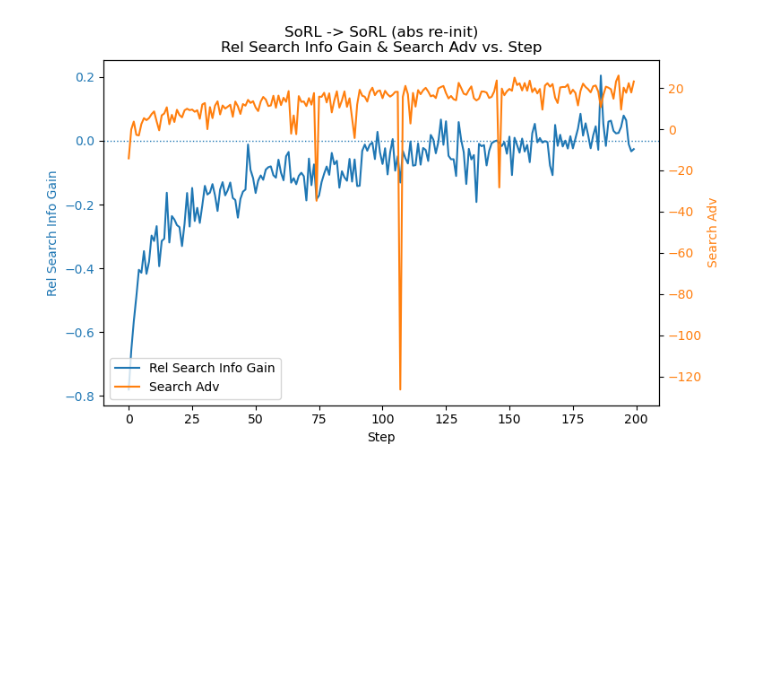
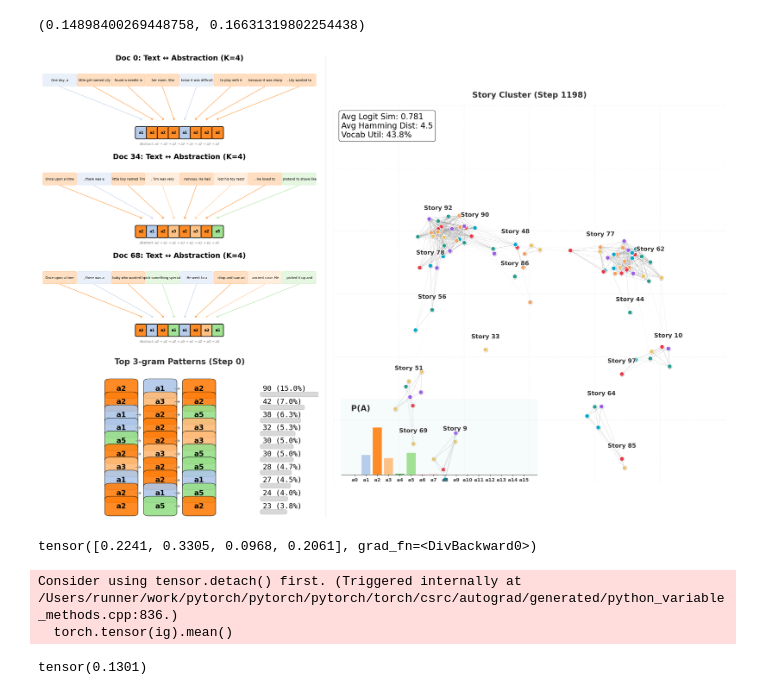
Before and after one commit to fangyuan-ksgk/mod_gpt, a Jupyter notebook: info-gain-sorl.ipynb, the cells around one changed output. Cells and saved outputs as stored; diff of their text form; code cells hidden in the pictures; blank space fills up the shorter version.

Commit message:
update code for info-gain reward SoRL

```diff
--- a/info-gain-sorl.ipynb
+++ b/info-gain-sorl.ipynb
@@ -63,7 +65,6 @@ from sorl.neo_utils import sorl_evaluate_v2, sorl_search_v7
 from sorl.topo import orthogonalize_abs_param
 from collections import defaultdict
 from sorl.info import SoRLLoss_v6
-from sorl.forget import compute_abs_stats
 
 # --- orthogonal initialization on abs param ---
 # orthogonalize_abs_param(model, do_wte=True, do_head=True)
@@ -75,7 +76,7 @@ temperature = torch.tensor([0.0, 5.0], device=model.device)
 num_steps = 1200
 alpha_abs = 0.1
 alpha_soft_zipf = 1.0
-alpha_topo = 0.0
+alpha_info_gain = 5.0
 
 record = defaultdict(list)
 img_frames = []
@@ -90,35 +91,38 @@ for step in range(num_steps):
         best_data, info_gain_reward, base_traj_ppt = sorl_search_v7(tokens, model, n=n, K=K, max_iterations=max_iterations, memory_span=memory_span, attn_blocksize=attn_blocksize, temperature=temperature, truncate_seq_len=False)
 
     # --- compute loss ---
-    base_traj_loss = model.forward(tokens, memory_span, attn_blocksize)[0].mean()
-    info_loss, abs_loss, zipf_bigram_loss, topo_loss = loss_fn(best_data, model, base_traj_ppt.detach(), memory_span, attn_blocksize, info_gain_reward)
-    loss = base_traj_loss + info_loss + alpha_abs * abs_loss + alpha_soft_zipf * zipf_bigram_loss
+    base_traj_loss, info_loss, abs_loss, zipf_bigram_loss, topo_loss = loss_fn(best_data, model, base_traj_ppt.detach(), memory_span, attn_blocksize, info_gain_reward)
+    loss = base_traj_loss + alpha_info_gain * info_loss + alpha_abs * abs_loss + alpha_soft_zipf * zipf_bigram_loss
 
     # --- optimize ---
     loss.backward()
     optimizer.step()
 
     # ---- search info gain ---
-    rel_info_gain = ((-info_loss) / base_traj_loss).item()
+    rel_info_gain = ((-info_loss) / base_traj_loss).detach()
 
     if step % 2 == 0:
         with torch.no_grad():
             temperatures_eval = torch.tensor([0.0, 10.0], device=model.device)
 
-            traj_loss, abs_logits, abs_tokens, doc_rel_info_gain, rel_info_gain, greedy_adv, base_traj_loss = compute_abs_stats(tokens, model, n=n, K=K, max_iterations=max_iterations, memory_span=memory_span, attn_blocksize=attn_blocksize, temperature=temperatures_eval,
-                                                                                        truncate_seq_len=False)
-            abs_stats.update(abs_logits, traj_loss, doc_rel_info_gain, abs_tokens, doc_ids)
+            val_tokens, val_adv, traj_loss, abs_loss, abs_logits, abs_tokens, avg_logit_sim = sorl_evaluate_v2(tokens, model, n=2, K=K, max_iterations=max_iterations, memory_span=memory_span, attn_blocksize=attn_blocksize, temperature=temperatures_eval,
+                                                                     truncate_seq_len=False)
 
+            _, _, _, zipf_bigram_loss, topo_loss = loss_fn(val_tokens, model, base_traj_ppt, memory_span, attn_blocksize, torch.ones_like(val_tokens[..., 1:]))
+            abs_stats.update(abs_logits, traj_loss, rel_info_gain, abs_tokens, doc_ids)
             record['vocab_util'].append(abs_stats.vocab_util * 100)
-            record['greedy_adv'].append(greedy_adv.item() * 100)
+            record['greedy_adv'].append(val_adv.item() * 100)
+            record['abs_loss'].append(abs_loss.mean().item())
             record['traj_loss'].append(traj_loss.mean().item())
-            record['base_traj_loss'].append(base_traj_loss.item())
+            record['base_traj_loss'].append(base_traj_ppt.mean().item())
+            record['topo_loss'].append(topo_loss.item())
             record['bigram_rep_rate'].append(abs_stats.bigram_rep_rate)
+            record['kl_soft_zipf'].append(zipf_bigram_loss.item())
             record['rel_search_info_gain'].append(rel_info_gain)
 
-        print(f"\nstep {step} | base traj loss: {base_traj_ppt.mean().item():.2f} | cond traj loss: {traj_loss.mean().item():.2f} | rel search info gain: {rel_info_gain * 100:.2f}% | greedy adv: {greedy_adv.item() * 100:.2f}% | vocab util: {abs_stats.vocab_util * 100:.2f}%  | bigram-zipf kl: {zipf_bigram_loss.item():.2f} | topo similarity: {-topo_loss.item():.2f} | bigram rep rate: {abs_stats.bigram_rep_rate:.2f} | rel info gain (search): {rel_info_gain:.2f}")
+        print(f"\nstep {step} | base traj loss: {base_traj_ppt.mean().item():.2f} | cond traj loss: {traj_loss.mean().item():.2f} | rel search info gain: {rel_info_gain * 100:.2f}% | greedy adv: {val_adv.item() * 100:.2f}% | vocab util: {abs_stats.vocab_util * 100:.2f}%  | avg logit sim: {avg_logit_sim:.2f} |  bigram-zipf kl: {zipf_bigram_loss.item():.2f} | topo similarity: {-topo_loss.item():.2f} | bigram rep rate: {abs_stats.bigram_rep_rate:.2f} | rel info gain (search): {rel_info_gain:.2f}")
 
         img = visualize_dynamics(abs_stats, loader, model, enc, K, step)
         img_frames.append(img)
-        # break
+        break
 # %% [output]
@@ -138,6 +129,0 @@ step 12 | base traj loss: 8.52 | cond traj loss: 6.80 | rel search info gain: -0
-# %%
-from sorl.forget import plot_rel_info_gain_vs_step
-
-plot_rel_info_gain_vs_step(record)
-# %% [output]
-[figure, removed]
@@ -144,3 +133,12 @@ plot_rel_info_gain_vs_step(record)
+# %%
+import numpy as np
+np.array(record['traj_loss'][-40:]).mean(), np.array(record['base_traj_loss'][-40:]).mean()
+# %% [output]
+(0.14898400269448758, 0.16631319802254438)
+# %%
+img
+# %% [output]
+[figure, added]
 # %%
 # exp 1. I use one forward propagation to compute base traj ppt & base traj loss
 # -> but this produces a differetn training mechanism, where base traj loss lags behind
@@ -183,4 +202,20 @@ while i < len(loader.stories):
     # break
+# %%
+doc_rel_info_gain
+# %% [output]
+tensor([0.2241, 0.3305, 0.0968, 0.2061], grad_fn=<DivBackward0>)
+# %%
+# n=1, rel info gain: 6.3%
+# n=2, rel info gain: 6.3%
+# n=10, rel info gain: 6.6%
+# with 1200 steps (no reset on abs param) policy lag is much less of a problem
+# and we get a stable 6% improvement in perplexity
+# -> if we further allow dynamic 'inclusion' of abstract tokens, we get even better result but anyway ...
+torch.tensor(ig).mean()
+# %% [output]
+Consider using tensor.detach() first. (Triggered internally at /Users/runner/work/pytorch/pytorch/pytorch/torch/csrc/autograd/generated/python_variable_methods.cpp:836.)
+  torch.tensor(ig).mean()
+tensor(0.1301)
 # %%
 # rel_info_gain
 torch.tensor(ig).mean()
```
Also changed, not shown: parts of 14 cells of this notebook, 5 other files.
